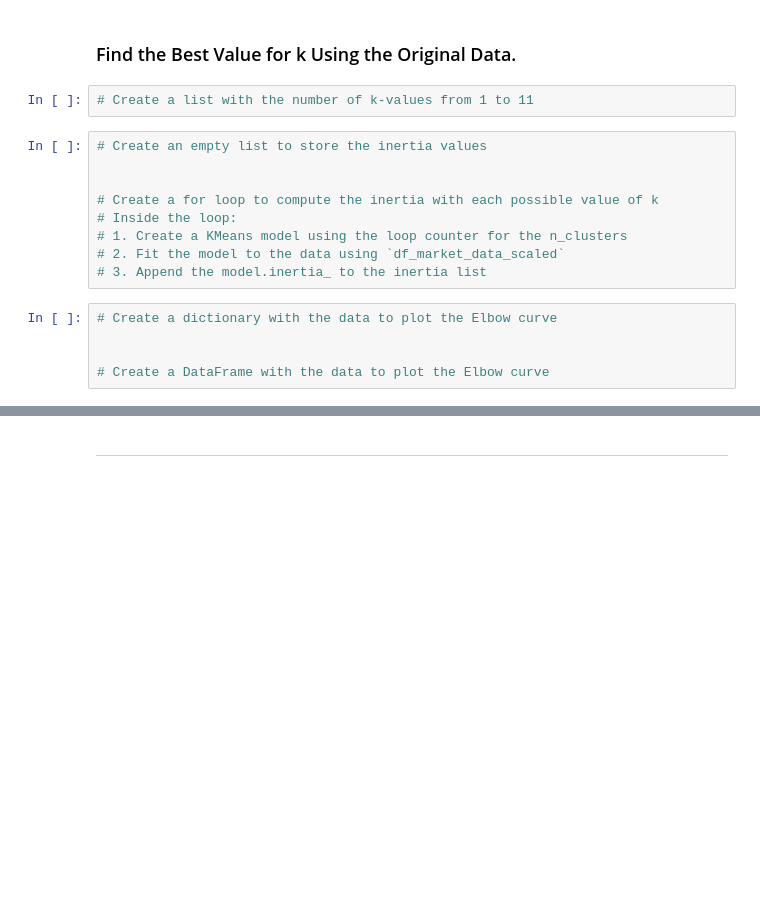
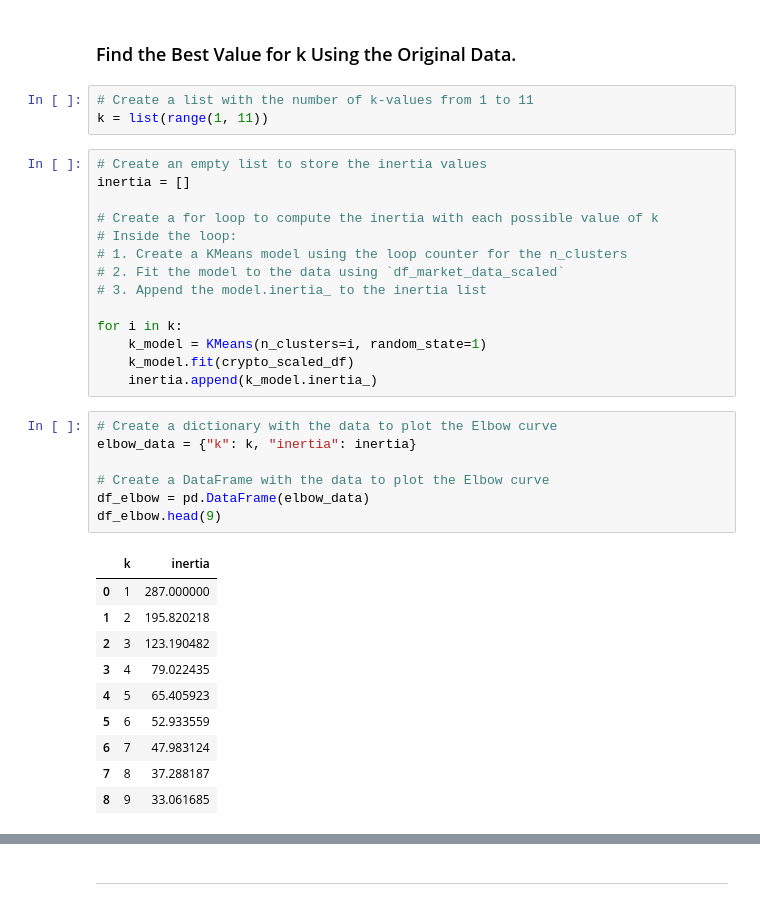
Before and after one commit to JoshMBell/CryptoClustering, a Jupyter notebook: Crypto_Clustering.ipynb, the cells around one changed output, grey strips where cells are left out. Drawn from its saved outputs; the diff is of its cells as text; blank space fills up the shorter version.

```diff
--- a/Crypto_Clustering.ipynb
+++ b/Crypto_Clustering.ipynb
@@ -73,20 +113,39 @@ df_market_data.hvplot.line(
 ### Find the Best Value for k Using the Original Data.
 # %%
 # Create a list with the number of k-values from 1 to 11
+k = list(range(1, 11))
 # %%
 # Create an empty list to store the inertia values
-
+inertia = []
 
 # Create a for loop to compute the inertia with each possible value of k
 # Inside the loop:
 # 1. Create a KMeans model using the loop counter for the n_clusters
 # 2. Fit the model to the data using `df_market_data_scaled`
 # 3. Append the model.inertia_ to the inertia list
+
+for i in k:
+    k_model = KMeans(n_clusters=i, random_state=1)
+    k_model.fit(crypto_scaled_df)
+    inertia.append(k_model.inertia_)
 # %%
 # Create a dictionary with the data to plot the Elbow curve
-
+elbow_data = {"k": k, "inertia": inertia}
 
 # Create a DataFrame with the data to plot the Elbow curve
+df_elbow = pd.DataFrame(elbow_data)
+df_elbow.head(9)
+# %% [output]
+|  | k | inertia |
+| 0 | 1 | 287.000000 |
+| 1 | 2 | 195.820218 |
+| 2 | 3 | 123.190482 |
+| 3 | 4 | 79.022435 |
+| 4 | 5 | 65.405923 |
+| 5 | 6 | 52.933559 |
+| 6 | 7 | 47.983124 |
+| 7 | 8 | 37.288187 |
+| 8 | 9 | 33.061685 |
 # %%
 # Plot a line chart with all the inertia values computed with
 # the different values of k to visually identify the optimal value for k.
```
Also changed, not shown: parts of 26 cells of this notebook.
